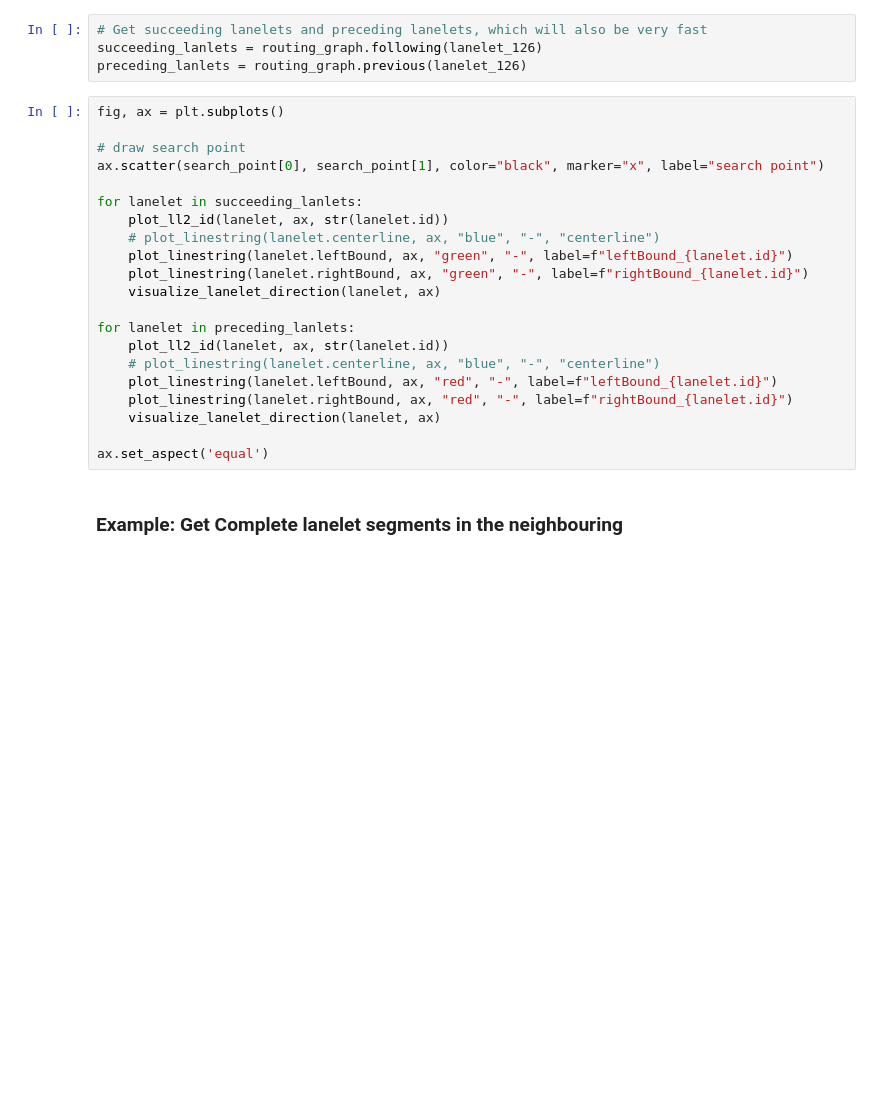
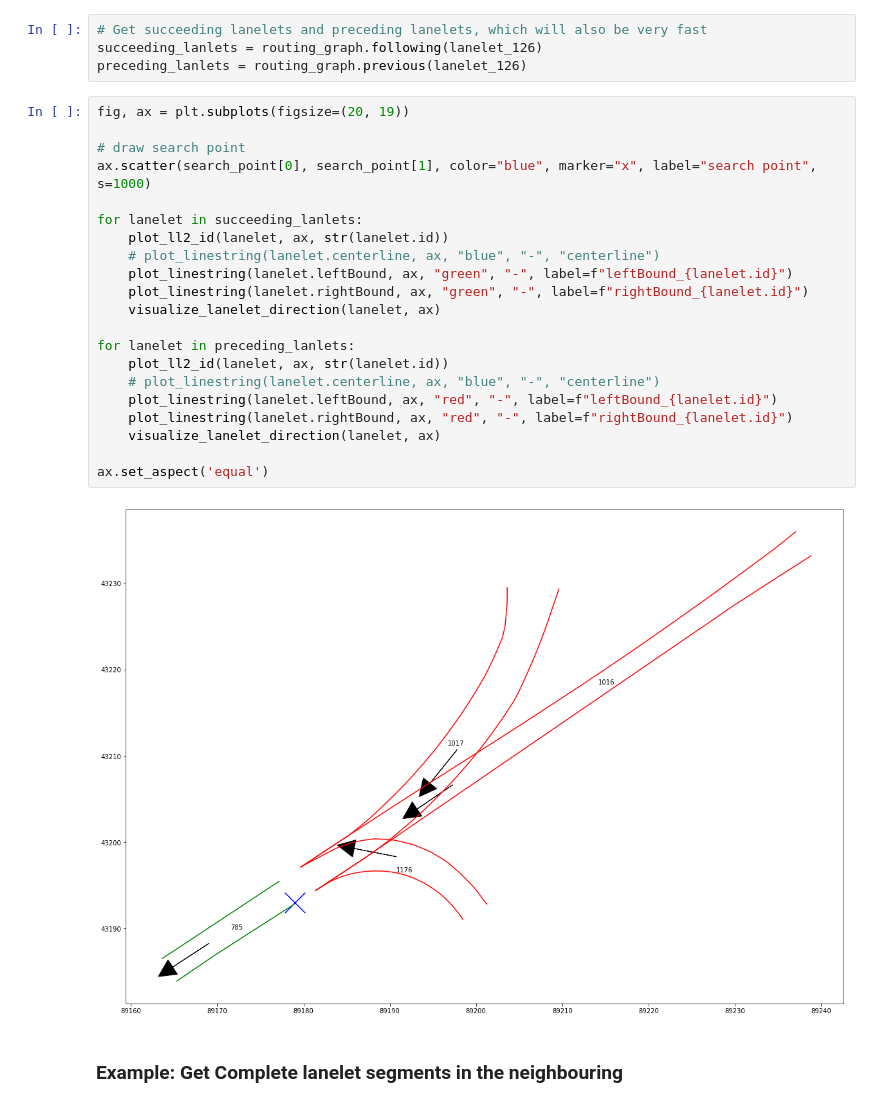
Before and after one commit to tier4/lanelet2_python_api_for_autoware, a Jupyter notebook: basic_lanelet2_extraction.ipynb, the cells around one changed output. Saved outputs shown, nothing was run; the diff lists cells and outputs as text; blank space fills up the shorter version.

```diff
--- a/basic_lanelet2_extraction.ipynb
+++ b/basic_lanelet2_extraction.ipynb
@@ -235,26 +239,28 @@ lanelet_126 = current_lanelets[0]
 succeeding_lanlets = routing_graph.following(lanelet_126)
 preceding_lanlets = routing_graph.previous(lanelet_126)
 # %%
-fig, ax = plt.subplots()
+fig, ax = plt.subplots(figsize=(20, 19))
 
 # draw search point
-ax.scatter(search_point[0], search_point[1], color="black", marker="x", label="search point")
+ax.scatter(search_point[0], search_point[1], color="blue", marker="x", label="search point", s=1000)
 
 for lanelet in succeeding_lanlets:
     plot_ll2_id(lanelet, ax, str(lanelet.id))
     # plot_linestring(lanelet.centerline, ax, "blue", "-", "centerline")
     plot_linestring(lanelet.leftBound, ax, "green", "-", label=f"leftBound_{lanelet.id}")
     plot_linestring(lanelet.rightBound, ax, "green", "-", label=f"rightBound_{lanelet.id}")
     visualize_lanelet_direction(lanelet, ax)
 
 for lanelet in preceding_lanlets:
     plot_ll2_id(lanelet, ax, str(lanelet.id))
     # plot_linestring(lanelet.centerline, ax, "blue", "-", "centerline")
     plot_linestring(lanelet.leftBound, ax, "red", "-", label=f"leftBound_{lanelet.id}")
     plot_linestring(lanelet.rightBound, ax, "red", "-", label=f"rightBound_{lanelet.id}")
     visualize_lanelet_direction(lanelet, ax)
 
 ax.set_aspect('equal')
+# %% [output]
+[figure, added]
 # %% [markdown]
 ### Example: Get Complete lanelet segments in the neighbouring
 # %%
```
Also changed, not shown: parts of 9 cells of this notebook, 1 other file.
